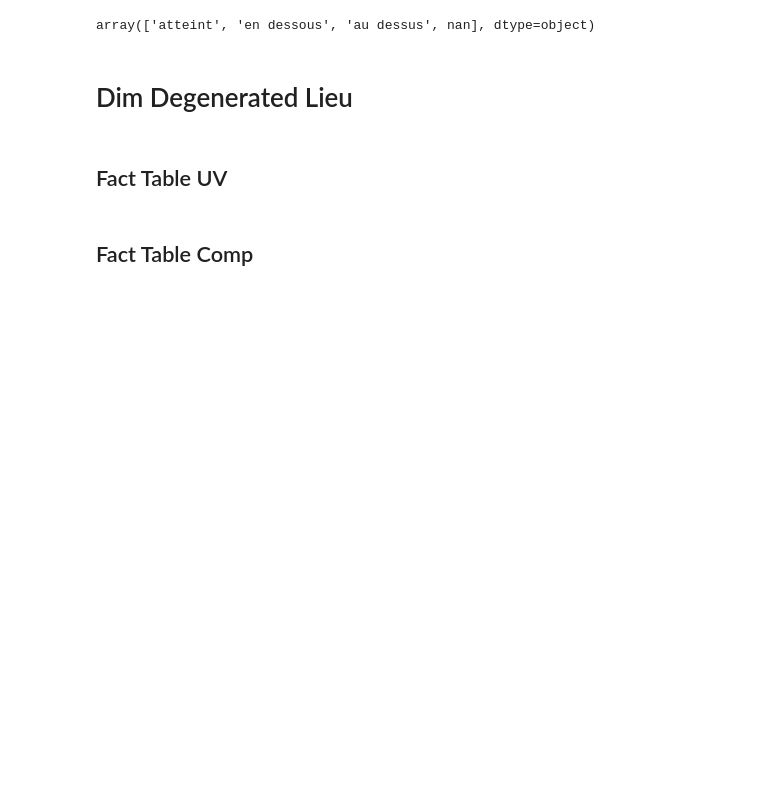
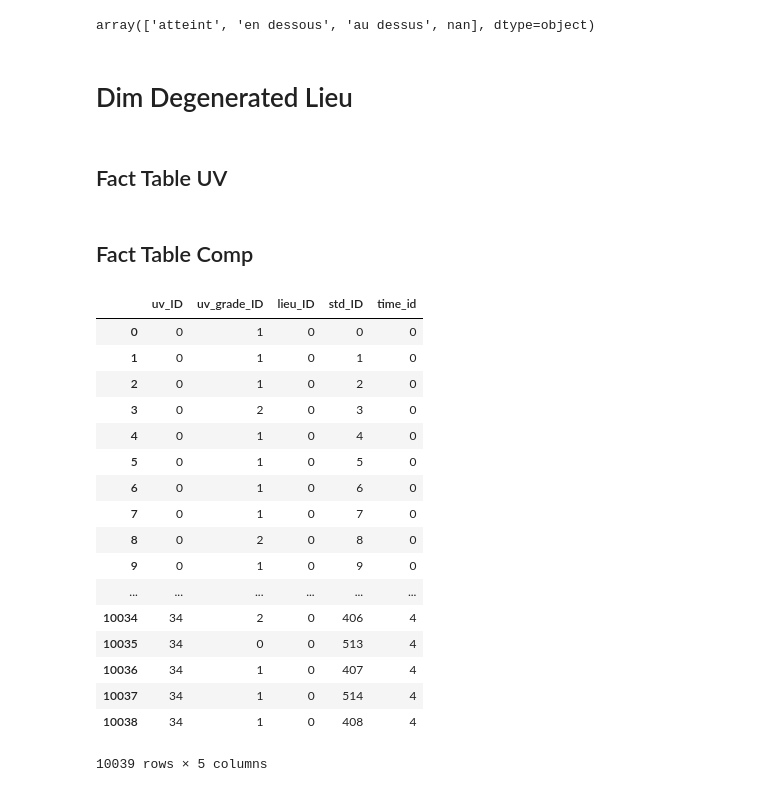
Before and after one commit to Syndorik/BI, a Jupyter notebook: ipynb/Dim creation.ipynb, the cells around one changed output. Drawn from its saved outputs; the diff is of its cells as text; code cells hidden in the pictures; blank space fills up the shorter version.

```diff
--- a/ipynb/Dim creation.ipynb
+++ b/ipynb/Dim creation.ipynb
@@ -343,3 +341,24 @@ ft
+# %%
+ft_UV
+# %% [output]
+|  | uv_ID | uv_grade_ID | lieu_ID | std_ID | time_id |
+| 0 | 0 | 1 | 0 | 0 | 0 |
+| 1 | 0 | 1 | 0 | 1 | 0 |
+| 2 | 0 | 1 | 0 | 2 | 0 |
+| 3 | 0 | 2 | 0 | 3 | 0 |
+| 4 | 0 | 1 | 0 | 4 | 0 |
+| 5 | 0 | 1 | 0 | 5 | 0 |
+| 6 | 0 | 1 | 0 | 6 | 0 |
+| 7 | 0 | 1 | 0 | 7 | 0 |
+| 8 | 0 | 2 | 0 | 8 | 0 |
+| 9 | 0 | 1 | 0 | 9 | 0 |
+| ... | ... | ... | ... | ... | ... |
+| 10034 | 34 | 2 | 0 | 406 | 4 |
+| 10035 | 34 | 0 | 0 | 513 | 4 |
+| 10036 | 34 | 1 | 0 | 407 | 4 |
+| 10037 | 34 | 1 | 0 | 514 | 4 |
+| 10038 | 34 | 1 | 0 | 408 | 4 |
+10039 rows × 5 columns
 # %%
 df_cs.columns = ['cs_ID', 'respo_CS', 'nom_CS', 'code_CS']
 # %%
```
Also changed, not shown: parts of 1 cell of this notebook.
